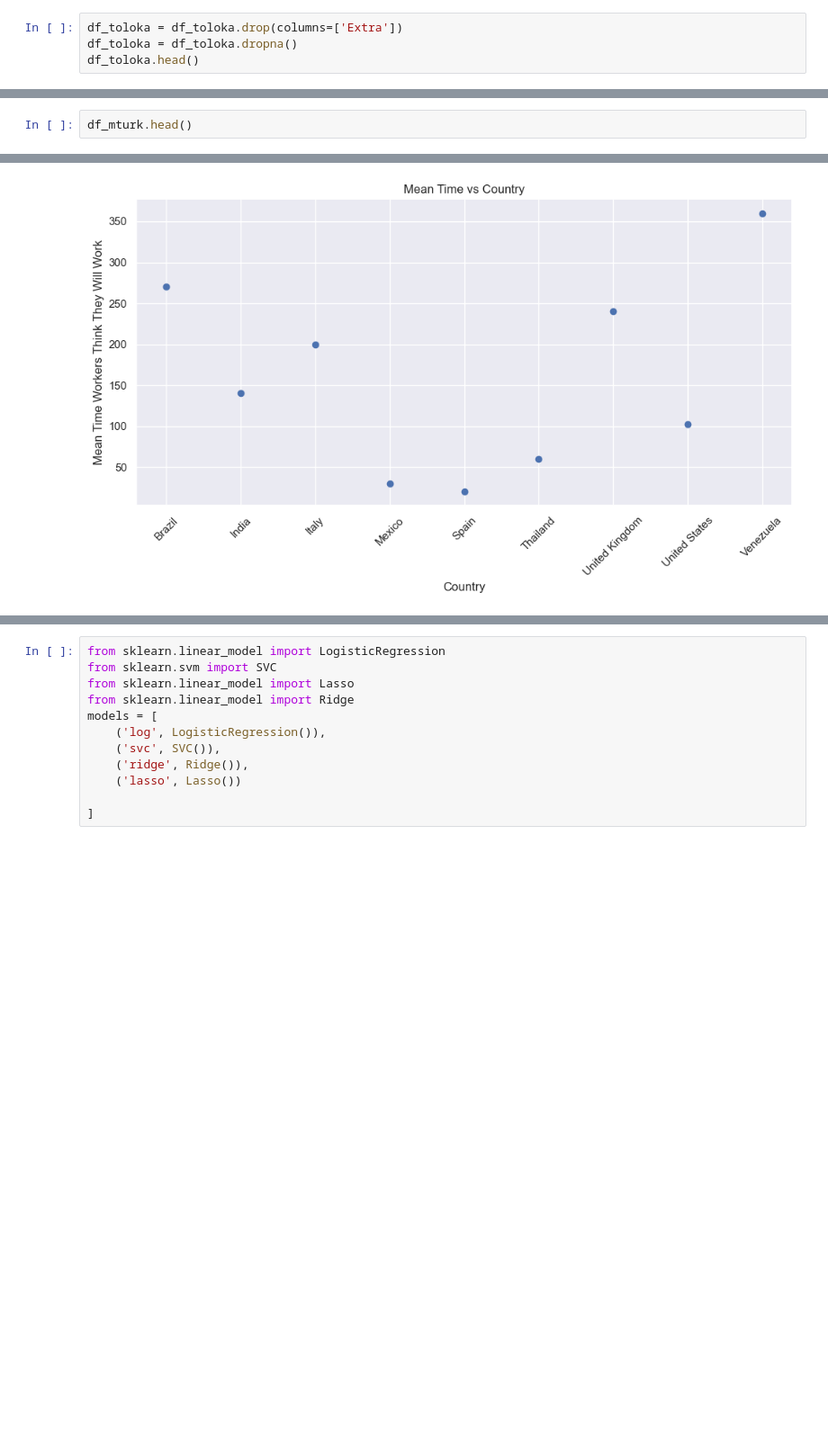
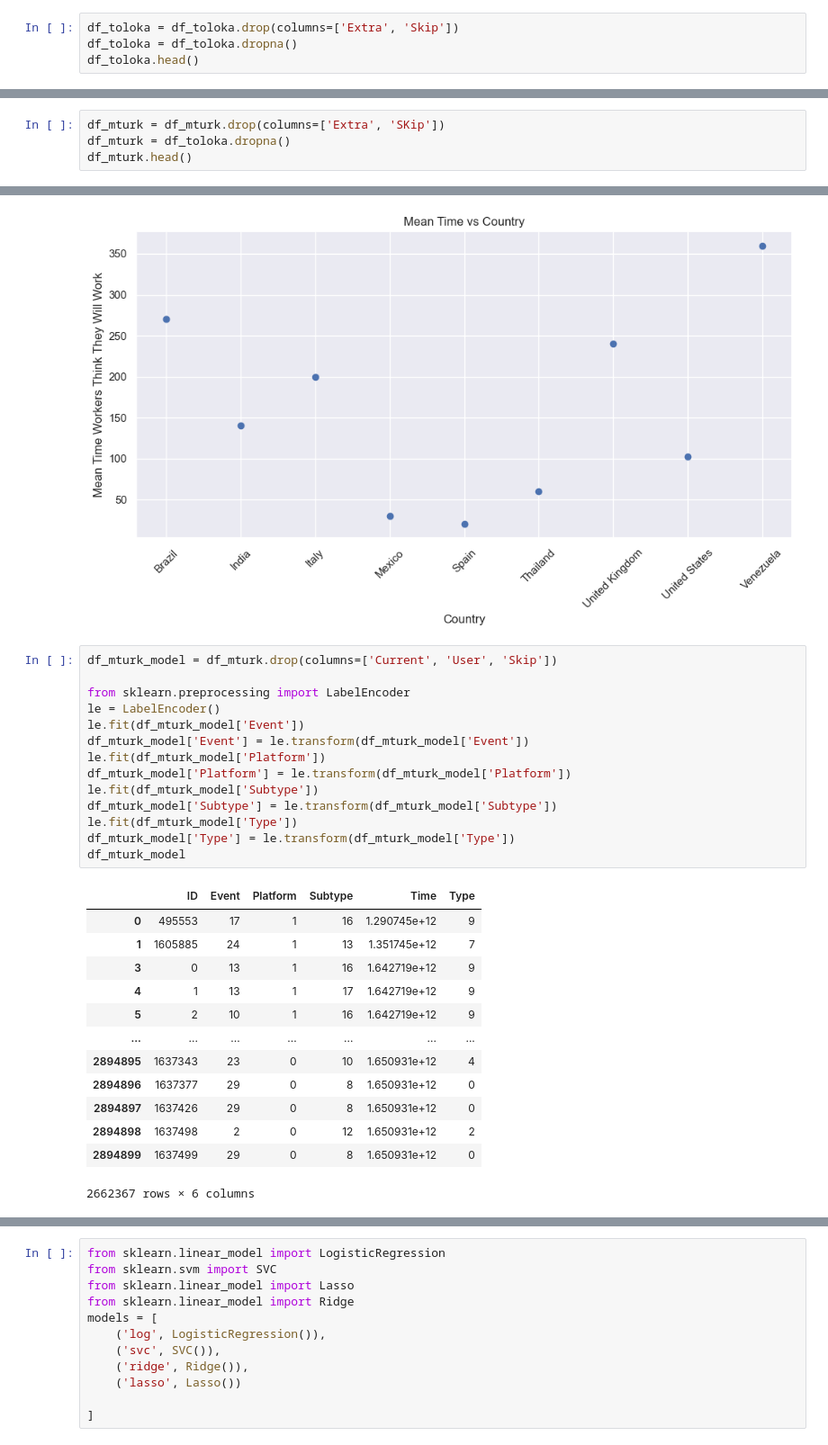
Before and after one commit to NicholasBerns/DataScienceProject, a Jupyter notebook: models.ipynb, the cells around one changed output, grey strips where cells are left out. Shown at 90% size. Saved outputs shown, nothing was run; the diff lists cells and outputs as text; blank space fills up the shorter version.

Commit message:
Testing Transforming Models
Testing Transforming Models and running them

```diff
--- a/models.ipynb
+++ b/models.ipynb
@@ -95,7 +95,7 @@ None
 # DATA CLEANING
 - Toloka 'Extra' Column Removal
 # %%
-df_toloka = df_toloka.drop(columns=['Extra'])
+df_toloka = df_toloka.drop(columns=['Extra', 'Skip'])
 df_toloka = df_toloka.dropna()
 df_toloka.head()
 # %% [output]
@@ -106,5 +106,7 @@ df_toloka.head()
 | 4 | 1 | https://sandbox.toloka.yandex.com... | PAGE_FOCUS | TOLOKA | 0.0 | TASK_SUBMITED | 1.642719e+12 | WORKING | 8d22505d156899a9e716e418221b2d10 |
 | 5 | 2 | https://sandbox.toloka.yandex.com... | PAGE_BLUR | TOLOKA | 0.0 | TASK_STARTED | 1.642719e+12 | WORKING | 8d22505d156899a9e716e418221b2d10 |
 # %%
+df_mturk = df_mturk.drop(columns=['Extra', 'SKip'])
+df_mturk = df_toloka.dropna()
 df_mturk.head()
 # %% [output]
@@ -241,4 +243,32 @@ plt.tight_layout()
 plt.show()
 # %% [output]
 [figure]
+# %%
+df_mturk_model = df_mturk.drop(columns=['Current', 'User', 'Skip'])
+
+from sklearn.preprocessing import LabelEncoder
+le = LabelEncoder()
+le.fit(df_mturk_model['Event'])
+df_mturk_model['Event'] = le.transform(df_mturk_model['Event'])
+le.fit(df_mturk_model['Platform'])
+df_mturk_model['Platform'] = le.transform(df_mturk_model['Platform'])
+le.fit(df_mturk_model['Subtype'])
+df_mturk_model['Subtype'] = le.transform(df_mturk_model['Subtype'])
+le.fit(df_mturk_model['Type'])
+df_mturk_model['Type'] = le.transform(df_mturk_model['Type'])
+df_mturk_model
+# %% [output]
+|  | ID | Event | Platform | Subtype | Time | Type |
+| 0 | 495553 | 17 | 1 | 16 | 1.290745e+12 | 9 |
+| 1 | 1605885 | 24 | 1 | 13 | 1.351745e+12 | 7 |
+| 3 | 0 | 13 | 1 | 16 | 1.642719e+12 | 9 |
+| 4 | 1 | 13 | 1 | 17 | 1.642719e+12 | 9 |
+| 5 | 2 | 10 | 1 | 16 | 1.642719e+12 | 9 |
+| ... | ... | ... | ... | ... | ... | ... |
+| 2894895 | 1637343 | 23 | 0 | 10 | 1.650931e+12 | 4 |
+| 2894896 | 1637377 | 29 | 0 | 8 | 1.650931e+12 | 0 |
+| 2894897 | 1637426 | 29 | 0 | 8 | 1.650931e+12 | 0 |
+| 2894898 | 1637498 | 2 | 0 | 12 | 1.650931e+12 | 2 |
+| 2894899 | 1637499 | 29 | 0 | 8 | 1.650931e+12 | 0 |
+2662367 rows × 6 columns
 # %%
```
Also changed, not shown: parts of 4 cells of this notebook.
